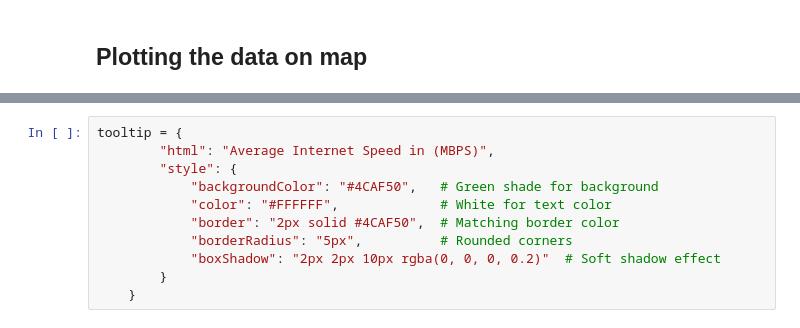
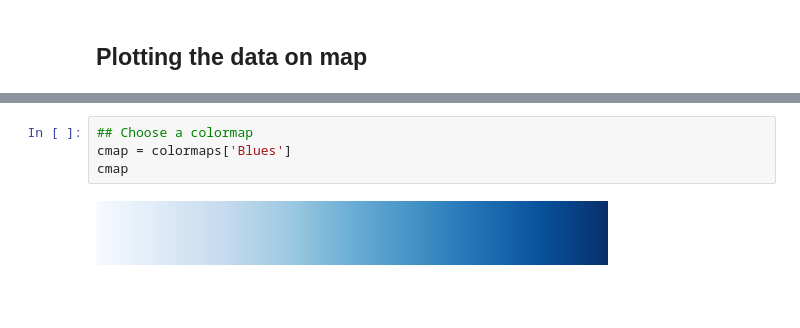
Before and after one commit to kavyajeetbora/CityHealthMonitor, a Jupyter notebook: development/internet_speed.ipynb, the cells around one changed output, grey strips where cells are left out. Drawn from its saved outputs; the diff is of its cells as text; blank space fills up the shorter version.

```diff
--- a/development/internet_speed.ipynb
+++ b/development/internet_speed.ipynb
@@ -163,12 +168,7 @@ xdf.sample(4)
-# %%
-tooltip = {
-        "html": "Average Internet Speed in (MBPS)",
-        "style": {
-            "backgroundColor": "#4CAF50",   # Green shade for background
-            "color": "#FFFFFF",             # White for text color
-            "border": "2px solid #4CAF50",  # Matching border color
-            "borderRadius": "5px",          # Rounded corners
-            "boxShadow": "2px 2px 10px rgba(0, 0, 0, 0.2)"  # Soft shadow effect
-        }
-    }
+# %%
+## Choose a colormap
+cmap = colormaps['Blues']
+cmap
+# %% [output]
+[figure, added]
 # %%
```
Also changed, not shown: parts of 12 cells of this notebook.
